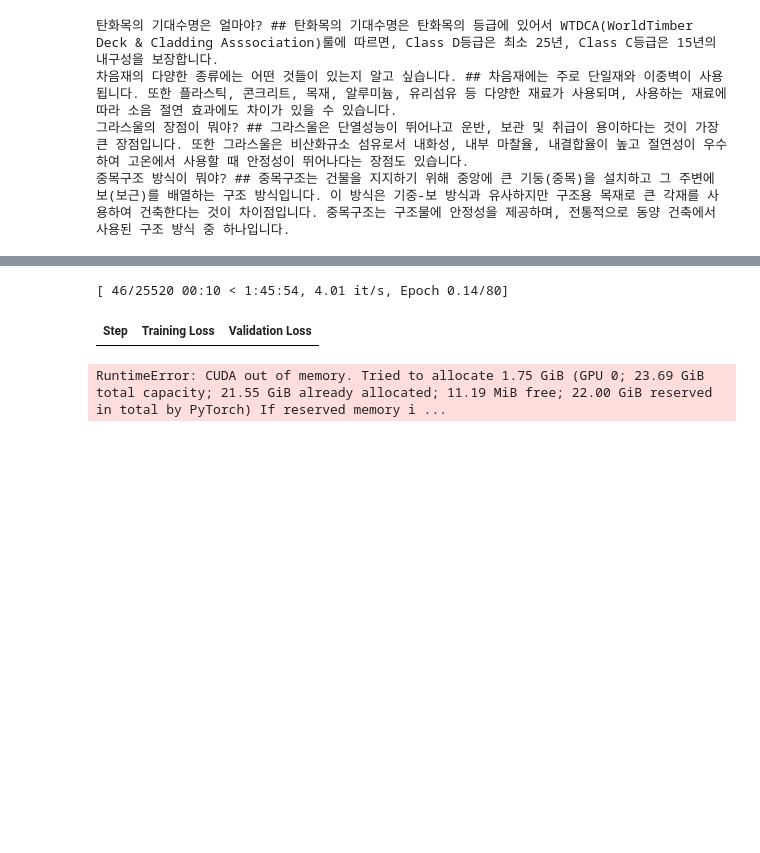
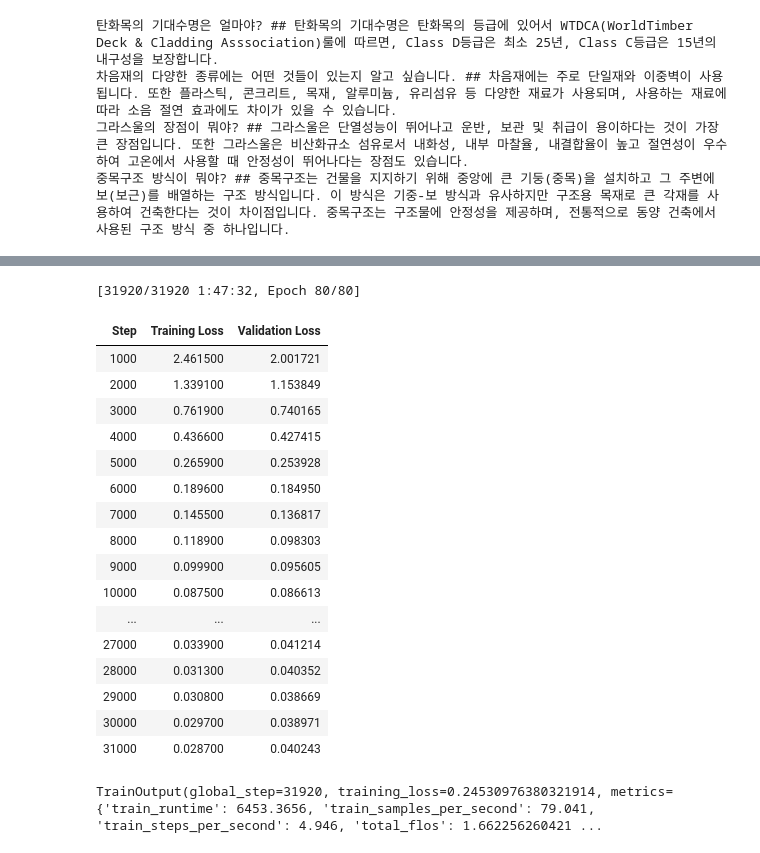
Before and after one commit to leadawon/TIL2024, a Jupyter notebook: dacon/kobertkogpt.ipynb, the cells around one changed output, grey strips where cells are left out. Saved outputs shown, nothing was run; the diff lists cells and outputs as text; code cells hidden in the pictures; blank space fills up the shorter version.

```diff
--- a/dacon/kobertkogpt.ipynb
+++ b/dacon/kobertkogpt.ipynb
@@ -152,8 +152,8 @@ arguments = Seq2SeqTrainingArguments(
     save_strategy="steps",
     save_steps=1000,
     num_train_epochs=80,
-    per_device_train_batch_size=20,
-    per_device_eval_batch_size=20,
+    per_device_train_batch_size=16,
+    per_device_eval_batch_size=16,
     warmup_ratio=0.1,
     gradient_accumulation_steps=1,
     save_total_limit=5,
@@ -174,10 +174,26 @@ trainer = Seq2SeqTrainer(
 # %%
 trainer.train()
 
-model.save_pretrained("checkpoints/dacon-v0/best_model")
+#model.save_pretrained("checkpoints/dacon-v0/best_model")
 # %% [output]
-[ 46/25520 00:10 < 1:45:54, 4.01 it/s, Epoch 0.14/80]
+[31920/31920 1:47:32, Epoch 80/80]
 | Step | Training Loss | Validation Loss |
+| 1000 | 2.461500 | 2.001721 |
+| 2000 | 1.339100 | 1.153849 |
+| 3000 | 0.761900 | 0.740165 |
+| 4000 | 0.436600 | 0.427415 |
+| 5000 | 0.265900 | 0.253928 |
+| 6000 | 0.189600 | 0.184950 |
+| 7000 | 0.145500 | 0.136817 |
+| 8000 | 0.118900 | 0.098303 |
+| 9000 | 0.099900 | 0.095605 |
+| 10000 | 0.087500 | 0.086613 |
+| ... | ... | ... |
+| 27000 | 0.033900 | 0.041214 |
+| 28000 | 0.031300 | 0.040352 |
+| 29000 | 0.030800 | 0.038669 |
+| 30000 | 0.029700 | 0.038971 |
+| 31000 | 0.028700 | 0.040243 |
-RuntimeError: CUDA out of memory. Tried to allocate 1.75 GiB (GPU 0; 23.69 GiB total capacity; 21.55 GiB already allocated; 11.19 MiB free; 22.00 GiB reserved in total by PyTorch) If reserved memory i ...
+TrainOutput(global_step=31920, training_loss=0.24530976380321914, metrics={'train_runtime': 6453.3656, 'train_samples_per_second': 79.041, 'train_steps_per_second': 4.946, 'total_flos': 1.662256260421 ...
 # %%
 #trainer.push_to_hub()
```
Also changed, not shown: parts of 1 cell of this notebook, 6 other files.
